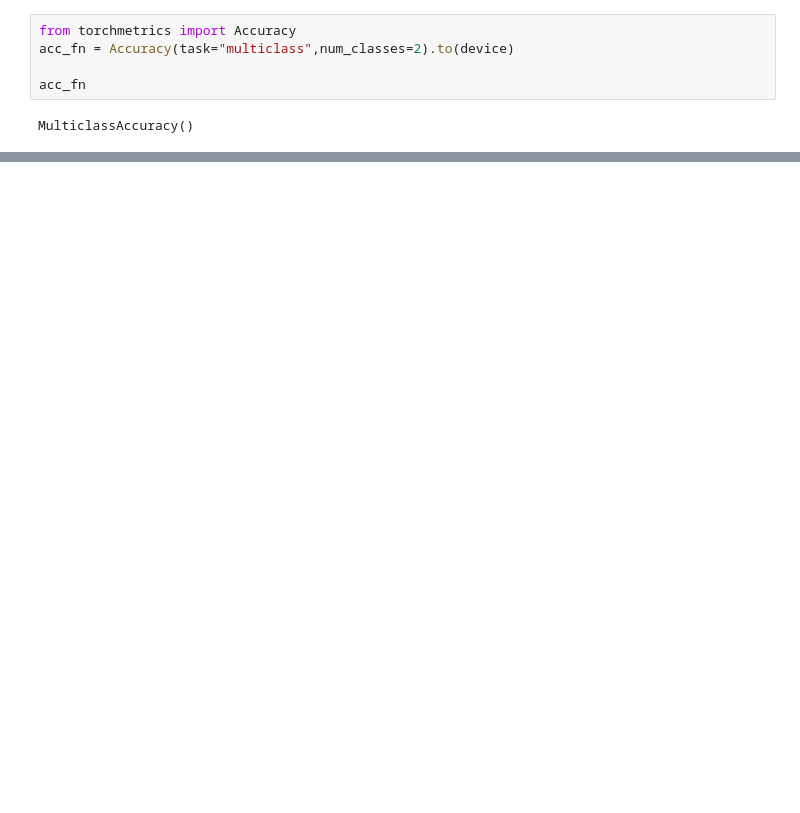
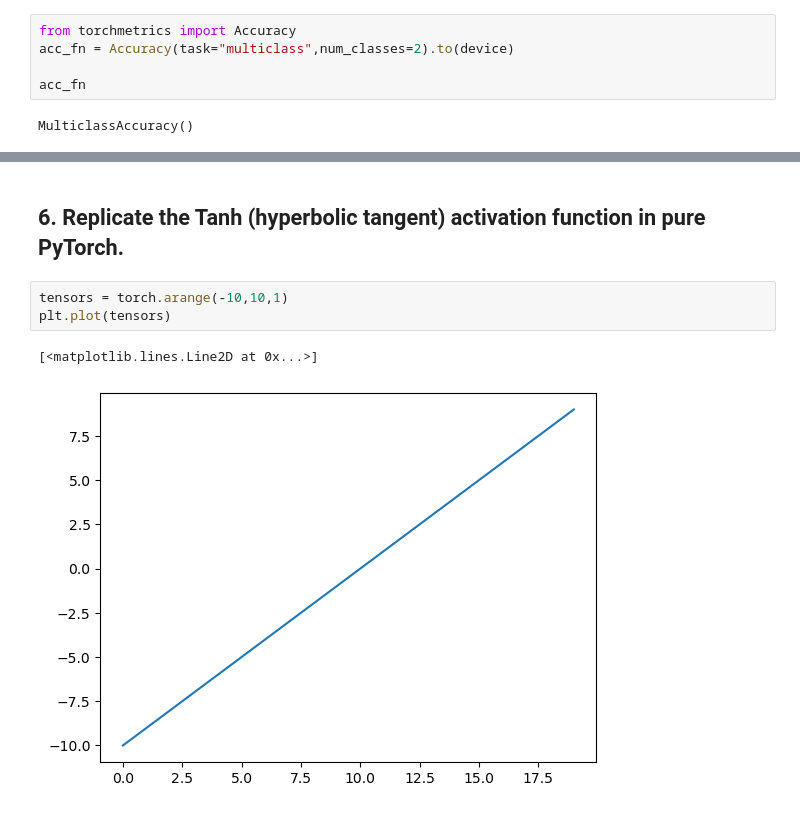
Before and after one commit to yokeswarans/pytorch-mastery-zero-to-hero, a Jupyter notebook: Excercises/02_Pytorch_exercise.ipynb, the cells around one changed output, grey strips where cells are left out. Cells and saved outputs as stored; diff of their text form; blank space fills up the shorter version.

```diff
--- a/Excercises/02_Pytorch_exercise.ipynb
+++ b/Excercises/02_Pytorch_exercise.ipynb
@@ -168,0 +288,8 @@ X_test , y_test = X_test.to(device), y_test.to(device)
+# %% [markdown]
+## 6. Replicate the Tanh (hyperbolic tangent) activation function in pure PyTorch.
+# %%
+tensors = torch.arange(-10,10,1)
+plt.plot(tensors)
+# %% [output]
+[<matplotlib.lines.Line2D at 0x...>]
+[figure, added]
```
Also changed, not shown: parts of 18 cells of this notebook.
